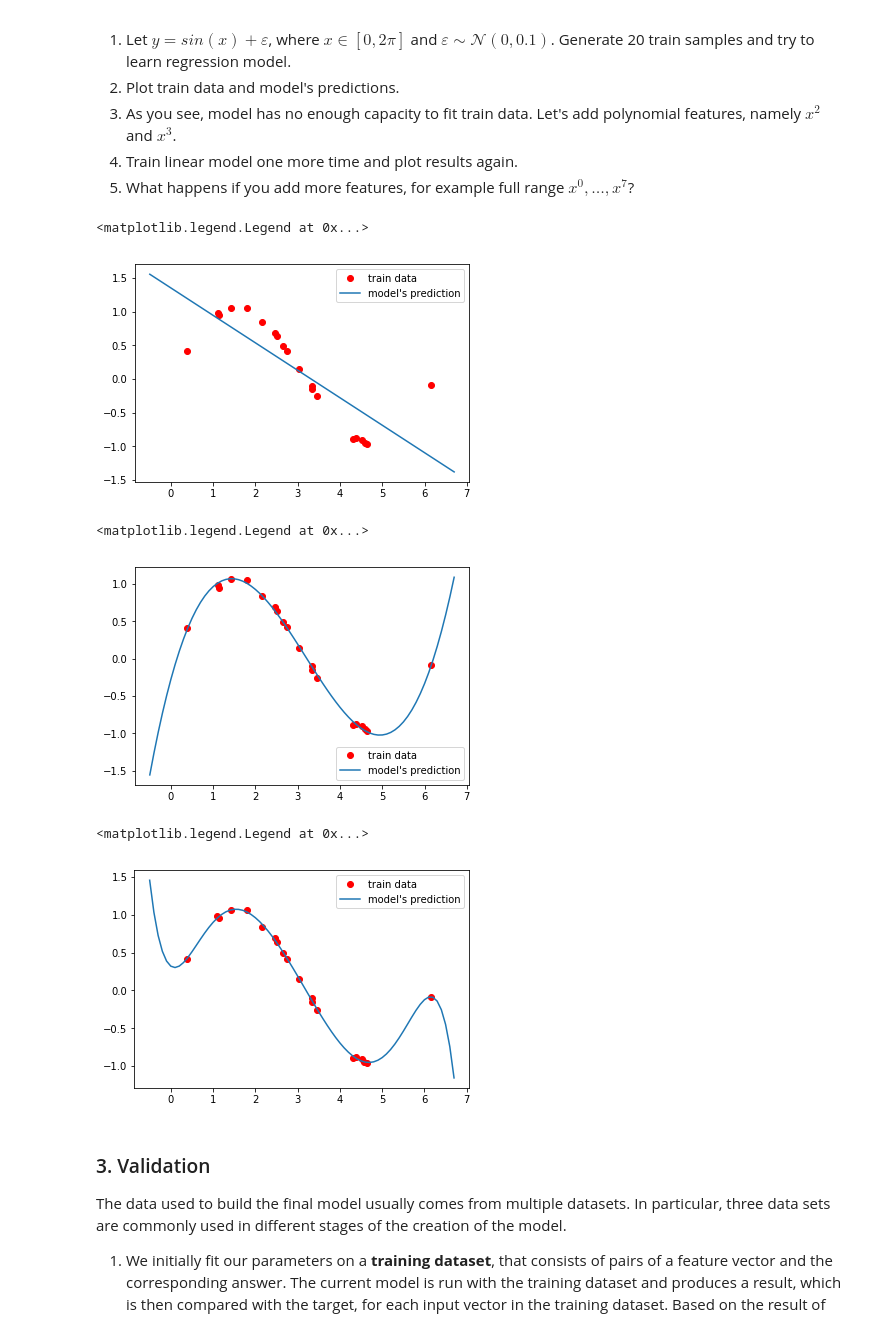
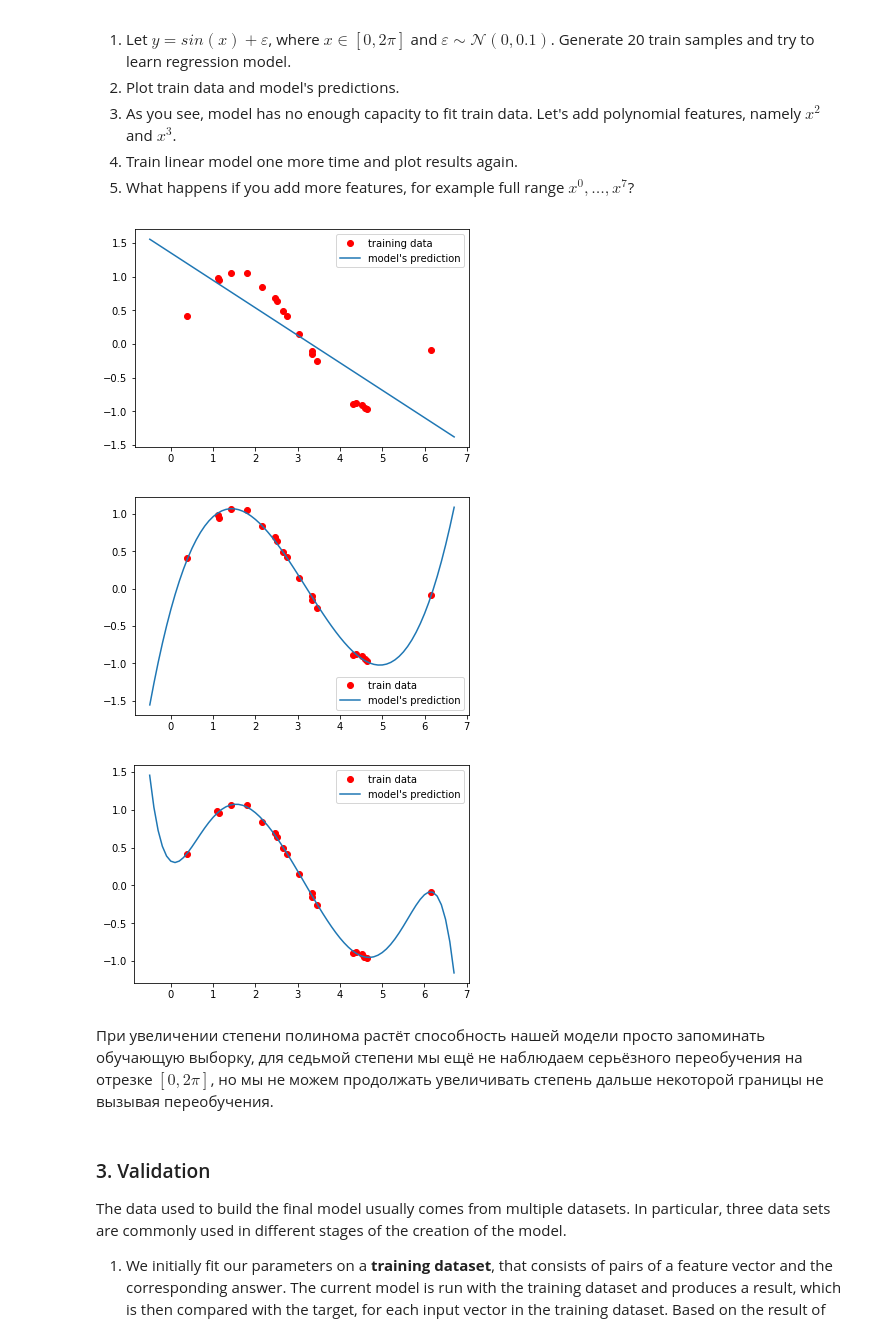
Before and after one commit to SokolovRE/Renju, a Jupyter notebook: labs/lab-1.ipynb, the cells around one changed output. Saved outputs shown, nothing was run; the diff lists cells and outputs as text; code cells hidden in the pictures.

```diff
--- a/labs/lab-1.ipynb
+++ b/labs/lab-1.ipynb
@@ -64,45 +64,44 @@ import scipy as sp
 %matplotlib inline
 # %%
 np.random.seed(123)
-
 x = np.random.sample(20)*2*np.pi
 y = np.sin(x) + np.random.sample(20)*0.1
 
 def least_squares_method(x, y, degree=1):
     X = np.vander(x, degree+1)
     Y = np.reshape(y, (len(y), 1))
     w = np.dot(np.dot(np.linalg.inv(np.dot(X.T, X)), X.T), Y)
     return sp.poly1d(w.T[0])
 
 function = least_squares_method(x, y, 1)
 
 x_range = np.arange(-0.5, 2*np.pi+0.5, 0.1)
-plt.plot(x, y, 'ro', label='train data')
+plt.plot(x, y, 'ro', label='training data')
 plt.plot(x_range, function(x_range), label='model\'s prediction')
 plt.legend()
+plt.show()
 # %% [output]
-<matplotlib.legend.Legend at 0x...>
-[figure, old version]
+[figure, new version]
 # %%
 function = least_squares_method(x, y, 3)
 
-x_range = np.arange(-0.5, 2*np.pi+0.5, 0.1)
 plt.plot(x, y, 'ro', label='train data')
 plt.plot(x_range, function(x_range), label='model\'s prediction')
 plt.legend()
+plt.show()
 # %% [output]
-<matplotlib.legend.Legend at 0x...>
 [figure]
 # %%
 function = least_squares_method(x, y, 7)
 
-x_range = np.arange(-0.5, 2*np.pi+0.5, 0.1)
 plt.plot(x, y, 'ro', label='train data')
 plt.plot(x_range, function(x_range), label='model\'s prediction')
 plt.legend()
+plt.show()
 # %% [output]
-<matplotlib.legend.Legend at 0x...>
 [figure]
+# %% [markdown]
+При увеличении степени полинома растёт способность нашей модели просто запоминать обучающую выборку, для седьмой степени мы ещё не наблюдаем серьёзного переобучения на отрезке $[0, 2\pi]$, но мы не можем продолжать увеличивать степень дальше некоторой границы не вызывая переобучения.
 # %% [markdown]
 ### 3. Validation
 The data used to build the final model usually comes from multiple datasets. In particular, three data sets are commonly used in different stages of the creation of the model.
```
Also changed, not shown: parts of 14 cells of this notebook.
